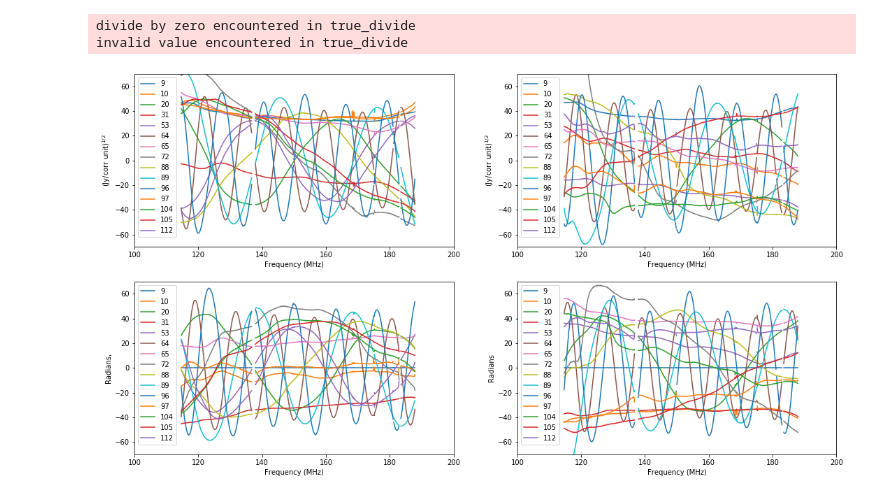
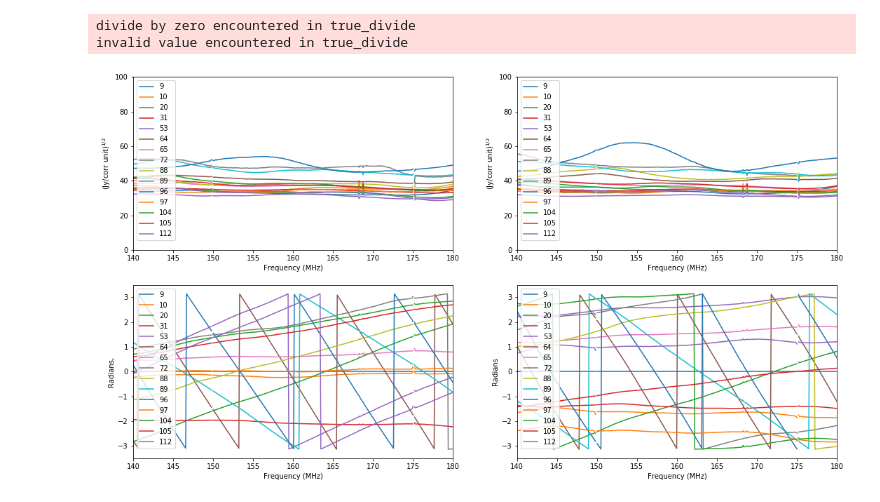
Before and after one commit to UPennEoR/plimpy, a Jupyter notebook: ModernizeHERA19/FixGains.ipynb, the cells around one changed output. Drawn from its saved outputs; the diff is of its cells as text; code cells hidden in the pictures.

```diff
--- a/ModernizeHERA19/FixGains.ipynb
+++ b/ModernizeHERA19/FixGains.ipynb
@@ -19,7 +28,7 @@ calfitsfile = calfitsfiles[0]
 uvc = UVCal()
 uvc.read_calfits(calfitsfile)
 # %%
-def plot_gains(uvc, filename=None, re_im = False):
+def plot_gains(uvc, filename=None, re_im = False, xlim=[100, 200]):
 
     freqs_MHz = uvc.freq_array.squeeze()/1e6
 
@@ -47,7 +56,7 @@ def plot_gains(uvc, filename=None, re_im = False):
                 plt.plot(freqs_MHz, to_plot, label=uvc.ant_array[iant])
 
         plt.legend(loc='upper left')
-        plt.xlim([100,200])
+        plt.xlim(xlim)
         plt.ylim(ylim[i])
         plt.xlabel(xlabel)
         plt.ylabel(ylabels[i])
@@ -59,8 +68,8 @@ def plot_gains(uvc, filename=None, re_im = False):
     else:
         plt.show()
 # %%
-plot_gains(uvc, re_im = True)
+plot_gains(uvc, xlim=[140, 180])#, re_im = True)
 # %% [output]
 divide by zero encountered in true_divide
 invalid value encountered in true_divide
-[figure, old version]
+[figure, new version]
```
Also changed, not shown: parts of 10 cells of this notebook.
